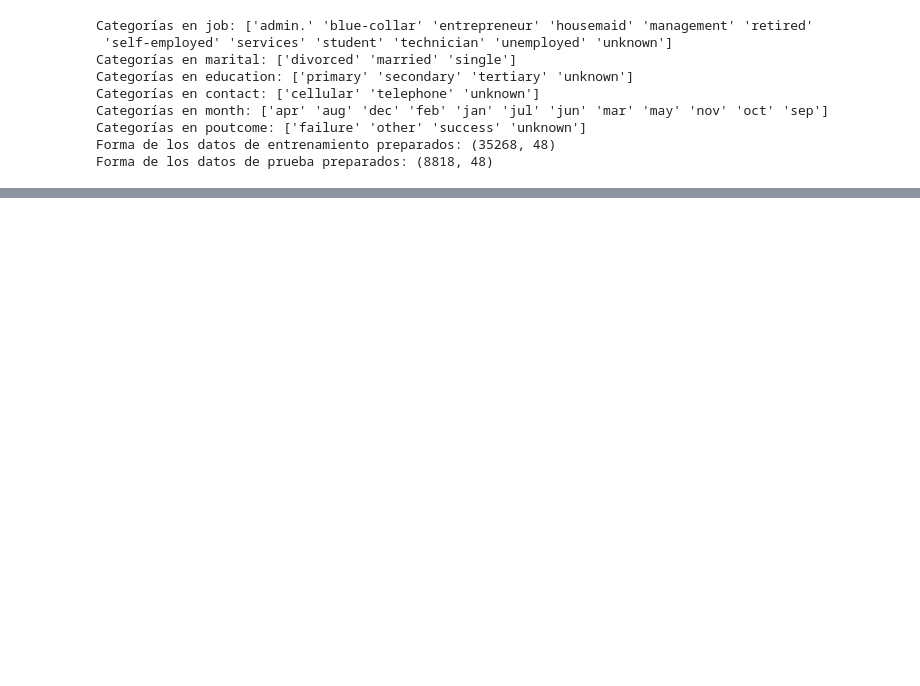
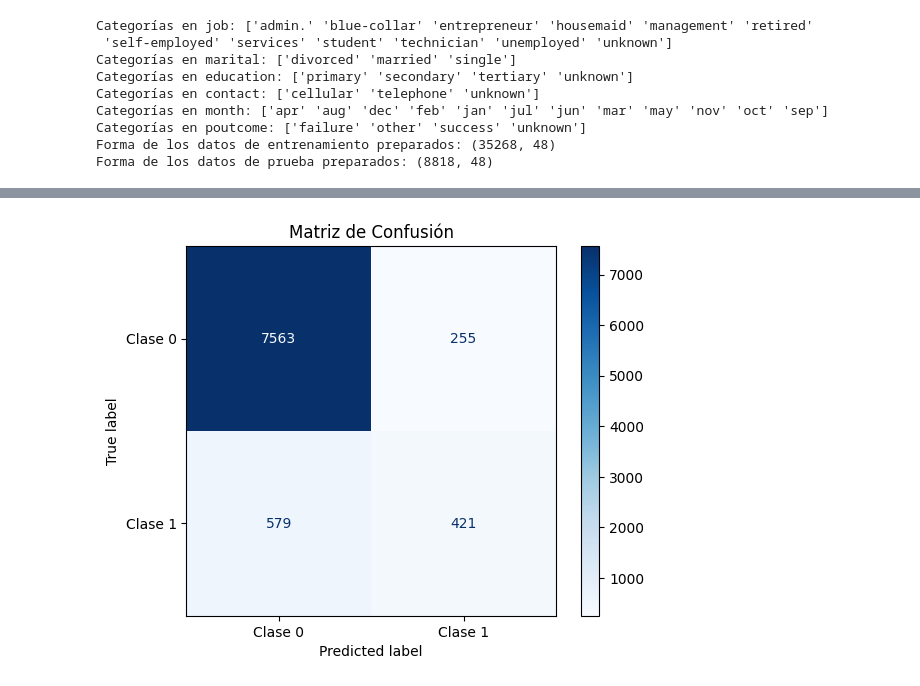
Before and after one commit to TheOneTrueDeQu/PROY2, a Jupyter notebook: PROY2-dataymodelos.ipynb, the cells around one changed output, grey strips where cells are left out. Drawn from its saved outputs; the diff is of its cells as text; code cells hidden in the pictures; blank space fills up the shorter version.

```diff
--- a/PROY2-dataymodelos.ipynb
+++ b/PROY2-dataymodelos.ipynb
@@ -422,0 +446,14 @@ Forma de los datos de prueba preparados: (8818, 48)
+# %%
+threshold = 0.5
+y_pred = (modelo_base.predict(X_test_preparado) > threshold).astype("int32")
+
+accuracy = accuracy_score(y_test, y_pred)
+precision = precision_score(y_test, y_pred)
+recall = recall_score(y_test, y_pred)
+f1 = f1_score(y_test, y_pred)
+
+print(f'Métricas: \n')
+print(f'Accuracy: {accuracy} -> {accuracy:.2f}')
+print(f'Precision: {precision} -> {precision:.2f}')
+print(f'Recall: {recall} -> {recall:.2f}')
+print(f'F1 Score: {f1} -> {f1:.2f}')
@@ -422,0 +468,19 @@ Forma de los datos de prueba preparados: (8818, 48)
+# %%
+import numpy as np
+import matplotlib.pyplot as plt
+from sklearn.metrics import confusion_matrix, ConfusionMatrixDisplay
+
+# Supongamos que ya tienes tus probabilidades de predicción y las etiquetas verdaderas
+y_test = np.array(y_test)  # Sustituye con tus etiquetas verdaderas (0 y 1)
+y_prob = np.array(y_pred)  # Sustituye con las probabilidades predichas por tu modelo
+
+# Calcular la matriz de confusión
+cm = confusion_matrix(y_test, y_pred)
+
+# Visualizar la matriz de confusión
+disp = ConfusionMatrixDisplay(confusion_matrix=cm, display_labels=['Clase 0', 'Clase 1'])  # Cambia las etiquetas según tus clases
+disp.plot(cmap=plt.cm.Blues)
+plt.title('Matriz de Confusión')
+plt.show()
+# %% [output]
+[figure, added]
```
Also changed, not shown: parts of 5 cells of this notebook.
